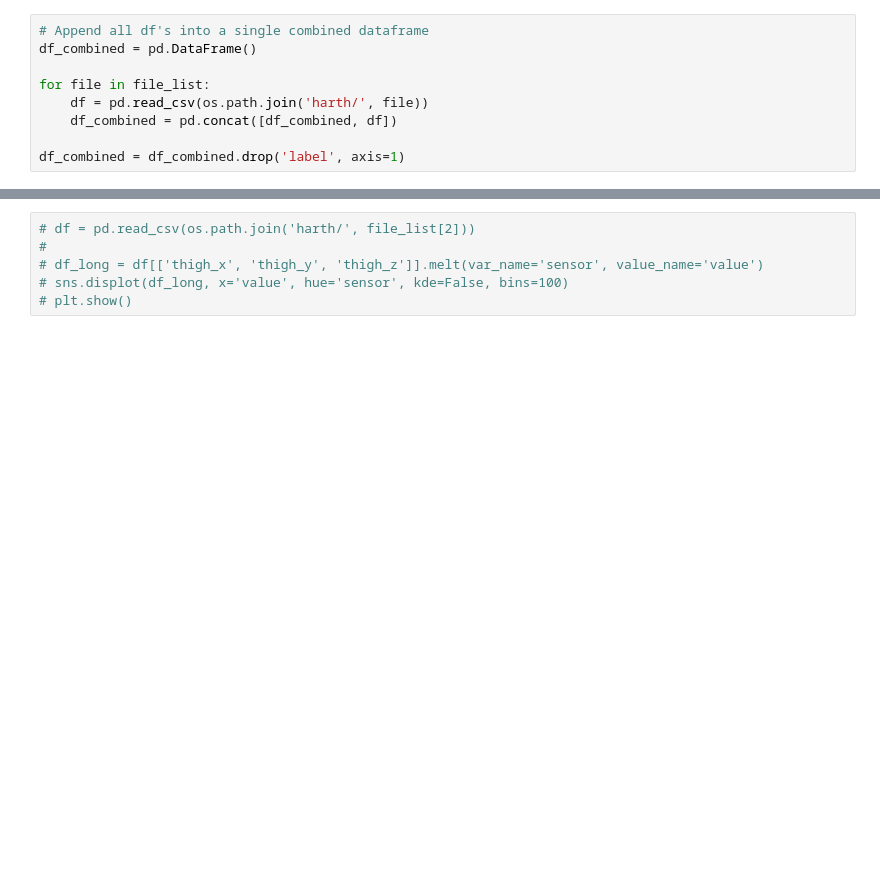
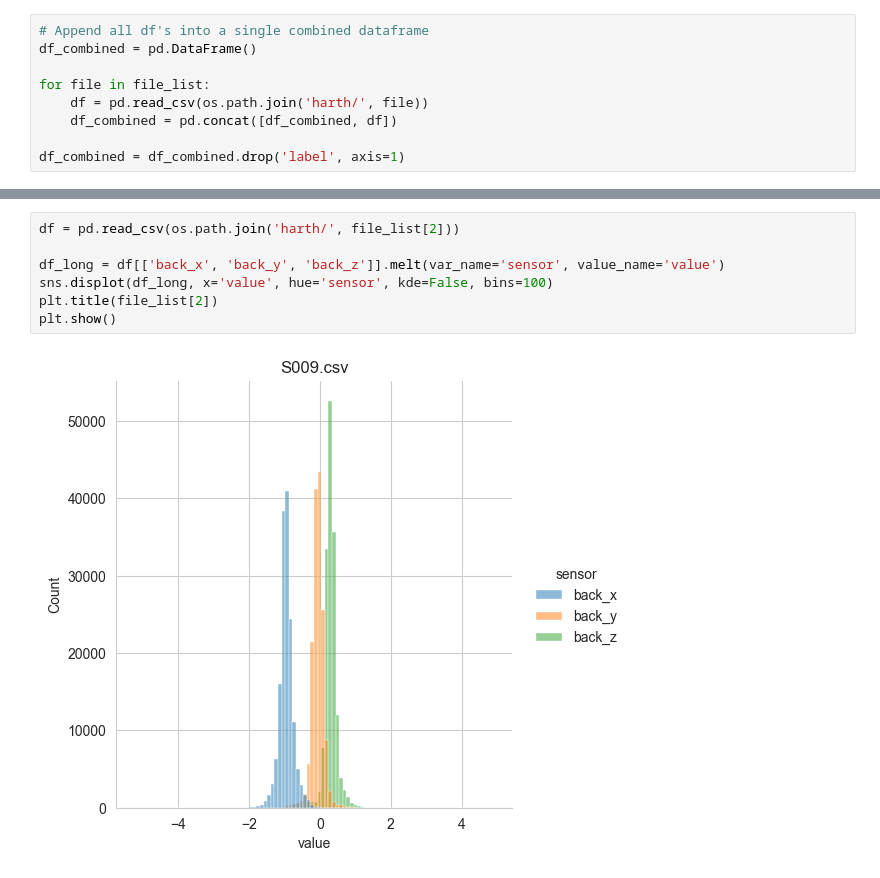
Before and after one commit to alex-xiarchos/ceid-DataMining, a Jupyter notebook: data_analysis.ipynb, the cells around one changed output, grey strips where cells are left out. Saved outputs shown, nothing was run; the diff lists cells and outputs as text; blank space fills up the shorter version.

```diff
--- a/data_analysis.ipynb
+++ b/data_analysis.ipynb
@@ -61,8 +100,11 @@ df_combined.describe()
 # %%
-# df = pd.read_csv(os.path.join('harth/', file_list[2]))
-#
-# df_long = df[['thigh_x', 'thigh_y', 'thigh_z']].melt(var_name='sensor', value_name='value')
-# sns.displot(df_long, x='value', hue='sensor', kde=False, bins=100)
-# plt.show()
+df = pd.read_csv(os.path.join('harth/', file_list[2]))
+
+df_long = df[['back_x', 'back_y', 'back_z']].melt(var_name='sensor', value_name='value')
+sns.displot(df_long, x='value', hue='sensor', kde=False, bins=100)
+plt.title(file_list[2])
+plt.show()
+# %% [output]
+[figure, added]
 # %%
 # Heatmaps
```
Also changed, not shown: parts of 4 cells of this notebook, 12 other files.
